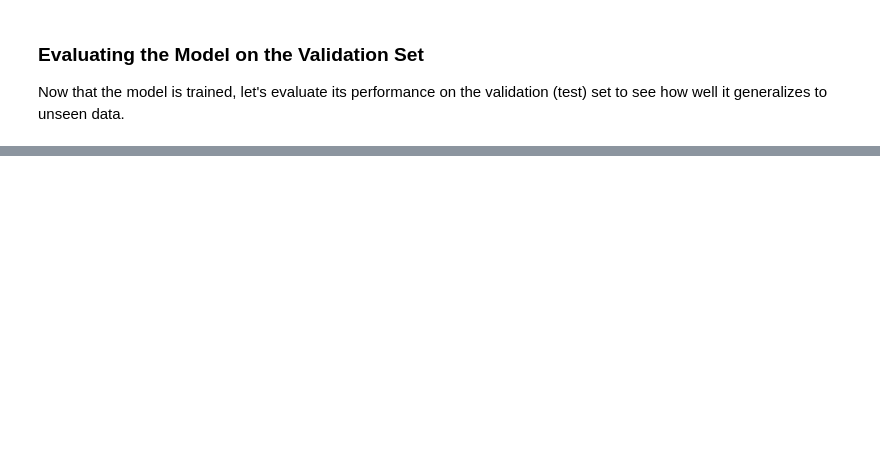
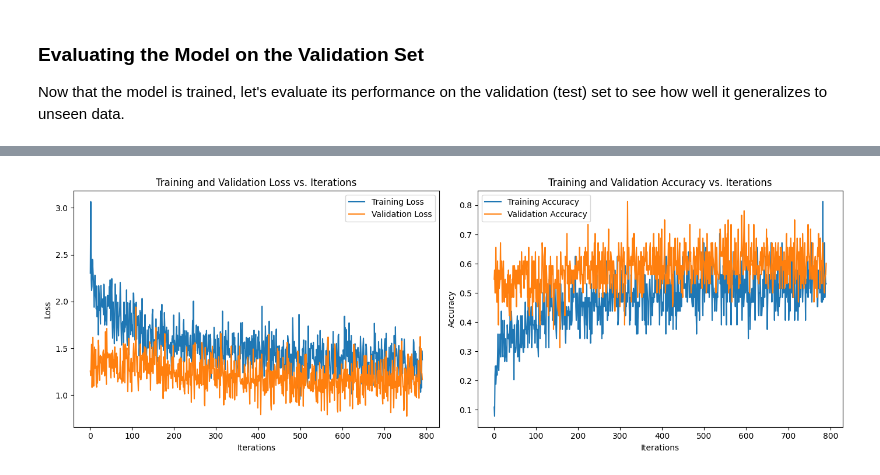
Before and after one commit to TagoreZhao/MachineLearning_ONE_FOR_ALL, a Jupyter notebook: test.ipynb, the cells around one changed output, grey strips where cells are left out. Drawn from its saved outputs; the diff is of its cells as text; code cells hidden in the pictures; blank space fills up the shorter version.

Commit message:
need to work on showing graph

```diff
--- a/test.ipynb
+++ b/test.ipynb
@@ -5,3 +19,3 @@ ModuleNotFoundError: No module named 'torchvison'
 # %%
-ds = ds.get_CIFAR_10()
+train_loader, val_loader = ds.get_CIFAR_10()
 # %% [output]
@@ -14,0 +27,8 @@ NameError: name 'model' is not defined
+# %%
+device = torch.device('cuda' if torch.cuda.is_available() else 'cpu')
+print(f"Using device: {device}")
+model = cnn.CustomCNN()
+# Train the model for 1 epoch (modify num_epochs to train longer)
+criterion = nn.CrossEntropyLoss()
+optimizer = optim.Adam(model.parameters(), lr=0.001)
+tr.train_model(model, train_loader, val_loader, criterion, optimizer, device, num_epochs=2, save_path='mini_cnn_model.pth')
@@ -14,0 +53,6 @@ NameError: name 'model' is not defined
+# %%
+metrics = model.get_metrics_per_iteration()
+# Plot the metrics
+vis.plot_metrics(metrics)
+# %% [output]
+[figure, added]
```
Also changed, not shown: parts of 8 cells of this notebook, 4 other files.
